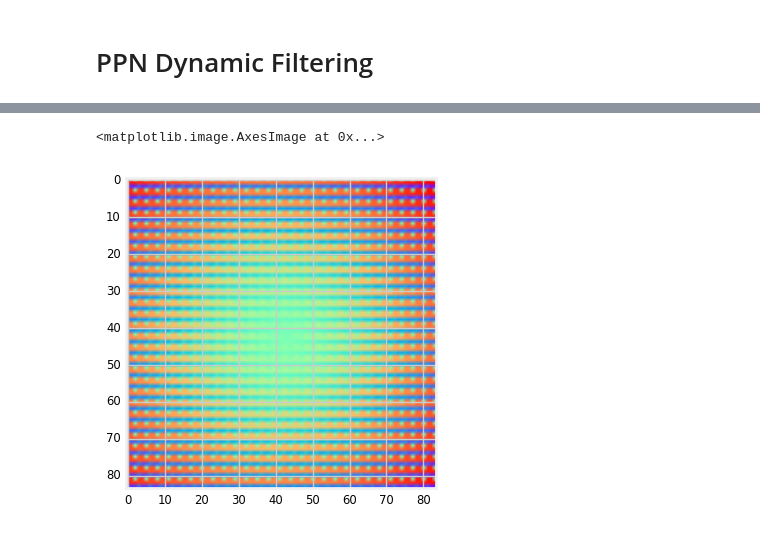
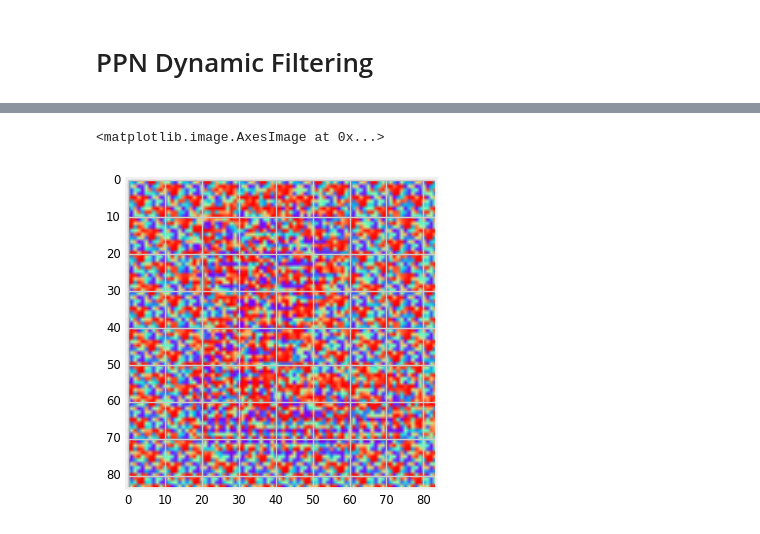
Before and after one commit to unique-horn/ppap-experiments, a Jupyter notebook: dfn/dfn-mnist.ipynb, the cells around one changed output, grey strips where cells are left out. Saved outputs shown, nothing was run; the diff lists cells and outputs as text; code cells hidden in the pictures.

```diff
--- a/dfn/dfn-mnist.ipynb
+++ b/dfn/dfn-mnist.ipynb
@@ -146,8 +146,8 @@ Epoch 10/10
 # %%
 get_filter = get_filter_getter(model)
 fs = get_filter(X_test[:20])
-plt.imshow(filters_image(fs[0]))
+plt.imshow(filters_image(fs[1]))
 # %% [output]
 <matplotlib.image.AxesImage at 0x...>
-[figure, old version]
+[figure, new version]
 # %%
```
Also changed, not shown: parts of 9 cells of this notebook.
